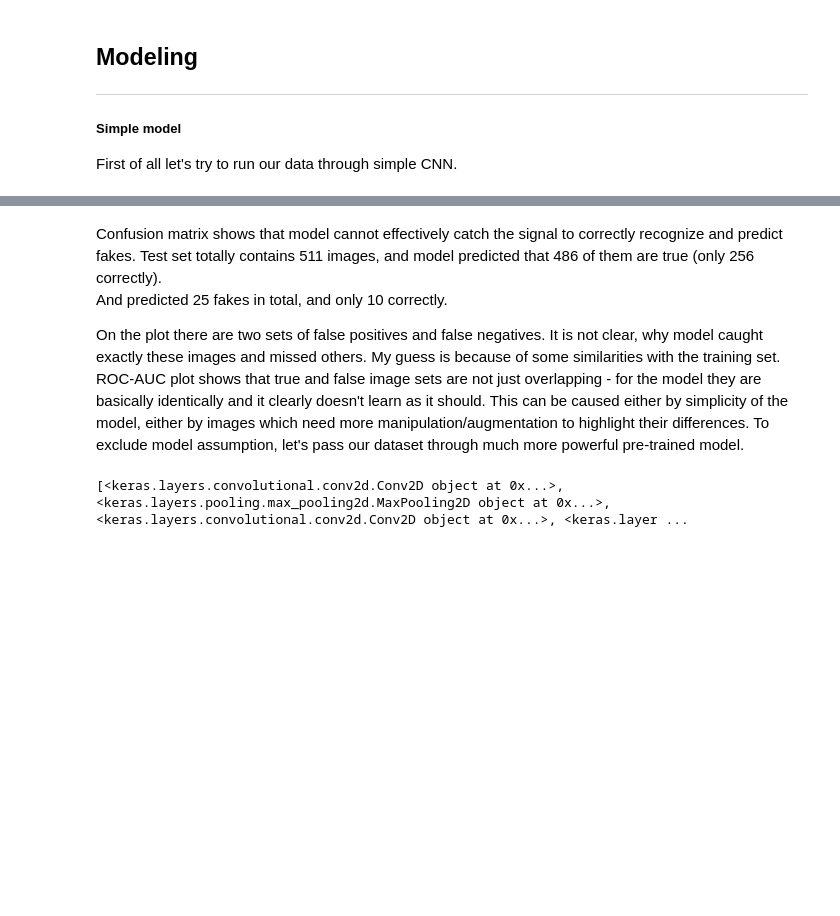
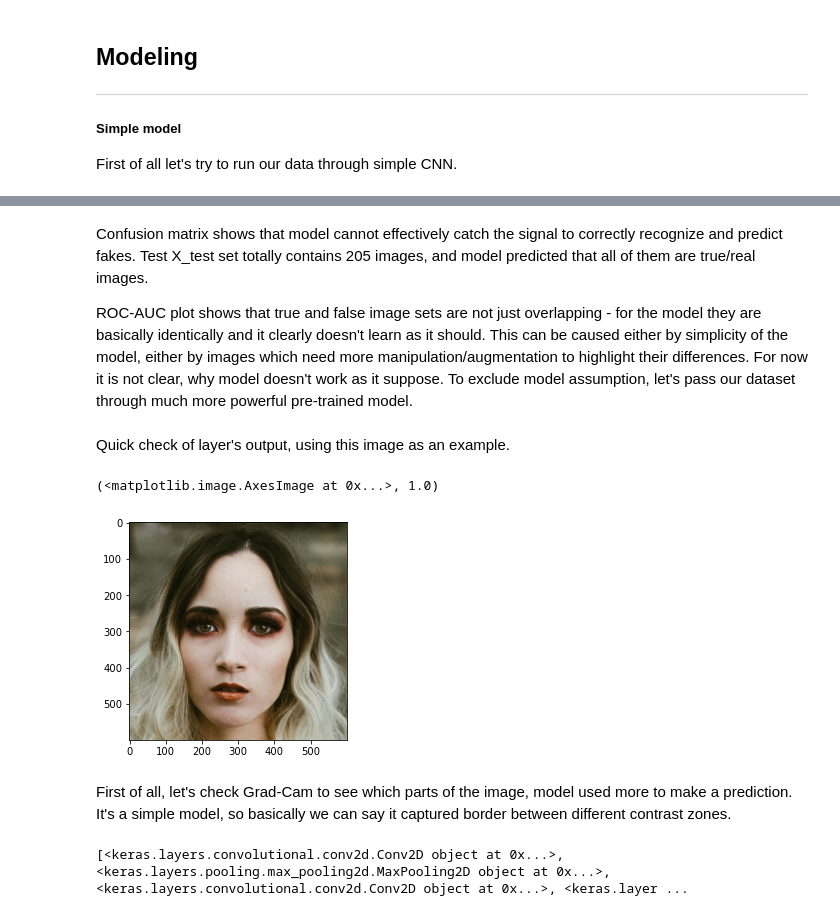
Before and after one commit to dagross/capstone, a Jupyter notebook: code/02_modeling.ipynb, the cells around one changed output, grey strips where cells are left out. Drawn from its saved outputs; the diff is of its cells as text; code cells hidden in the pictures; blank space fills up the shorter version.

```diff
--- a/code/02_modeling.ipynb
+++ b/code/02_modeling.ipynb
@@ -165,9 +165,18 @@ matches,mismatches,plot=Universal().plot_results_duo(history_model_simple,model_
 [figure]
 # %% [markdown]
 Confusion matrix shows that model cannot effectively catch the signal to correctly recognize and predict fakes.
-Test set totally contains 511 images, and model predicted that 486 of them are true (only 256 correctly).
-And predicted 25 fakes in total, and only 10 correctly.
+Test X_test set totally contains 205 images, and model predicted that all of them are true/real images.
 
-On the plot there are two sets of false positives and false negatives. It is not clear, why model caught exactly these images and missed others. My guess is because of some similarities with the training set.
-ROC-AUC plot shows that true and false image sets are not just overlapping - for the model they are basically identically and it clearly doesn't learn as it should. This can be caused either by simplicity of the model, either by images which need more manipulation/augmentation to highlight their differences. To exclude model assumption, let's pass our dataset through much more powerful pre-trained model.
+ROC-AUC plot shows that true and false image sets are not just overlapping - for the model they are basically identically and it clearly doesn't learn as it should. This can be caused either by simplicity of the model, either by images which need more manipulation/augmentation to highlight their differences. For now it is not clear, why model doesn't work as it suppose.
+ To exclude model assumption, let's pass our dataset through much more powerful pre-trained model.
+# %% [markdown]
+Quick check of layer's output, using this image as an example.
+# %%
+plt.imshow(X_test[6]),y_test[6]
+# %% [output]
+(<matplotlib.image.AxesImage at 0x...>, 1.0)
+[figure, added]
+# %% [markdown]
+First of all, let's check Grad-Cam to see which parts of the image, model used more to make a prediction.
+It's a simple model, so basically we can say it captured border between different contrast zones.
 # %%
```
Also changed, not shown: parts of 82 cells of this notebook, 30 other files.
